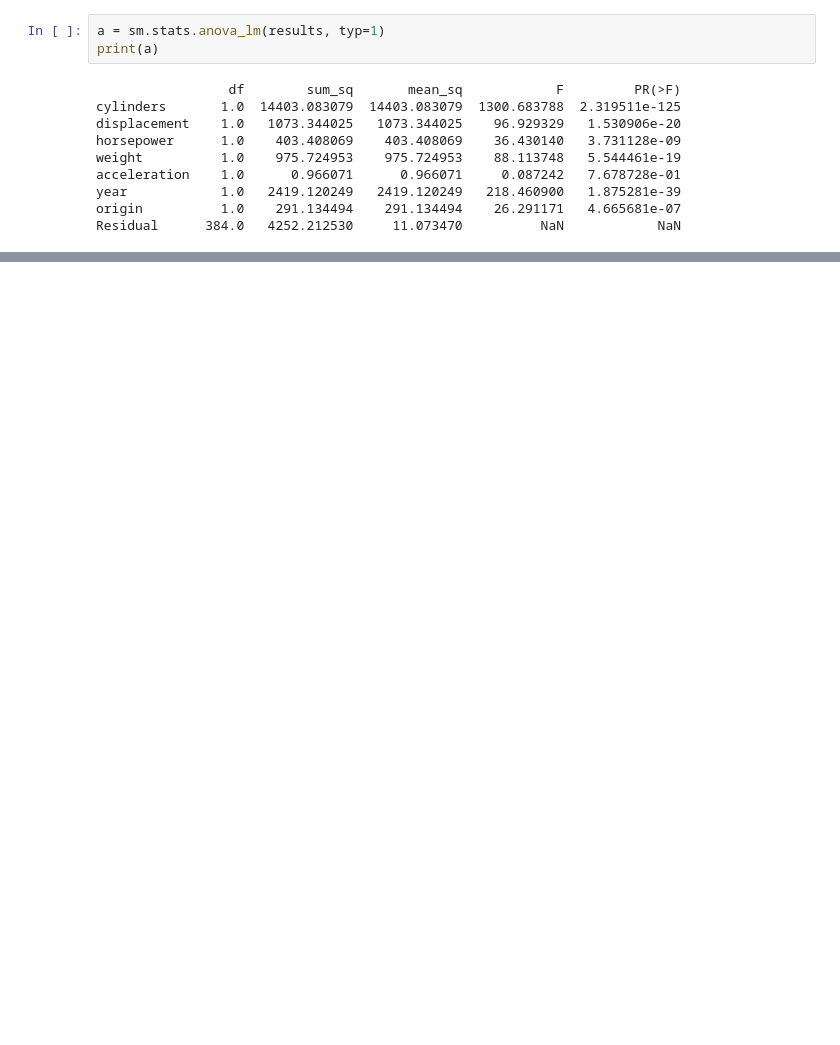
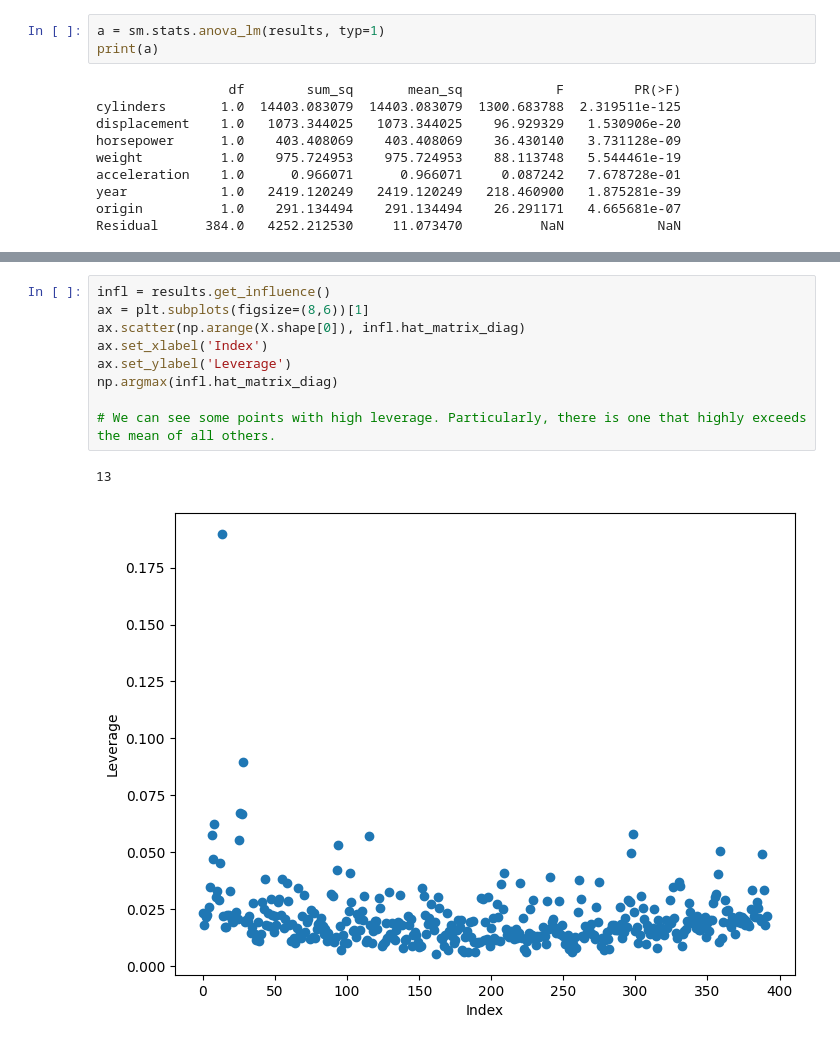
Before and after one commit to deusdevok/ISLP_Python, a Jupyter notebook: Chapter 3/Exercise9.ipynb, the cells around one changed output, grey strips where cells are left out. Drawn from its saved outputs; the diff is of its cells as text; blank space fills up the shorter version.

```diff
--- a/Chapter 3/Exercise9.ipynb
+++ b/Chapter 3/Exercise9.ipynb
@@ -109,0 +137,12 @@ https://en.wikipedia.org/wiki/Analysis_of_variance
+# %%
+infl = results.get_influence()
+ax = plt.subplots(figsize=(8,6))[1]
+ax.scatter(np.arange(X.shape[0]), infl.hat_matrix_diag)
+ax.set_xlabel('Index')
+ax.set_ylabel('Leverage')
+np.argmax(infl.hat_matrix_diag)
+
+# We can see some points with high leverage. Particularly, there is one that highly exceeds the mean of all others.
+# %% [output]
+13
+[figure, added]
```
Also changed, not shown: parts of 14 cells of this notebook.
